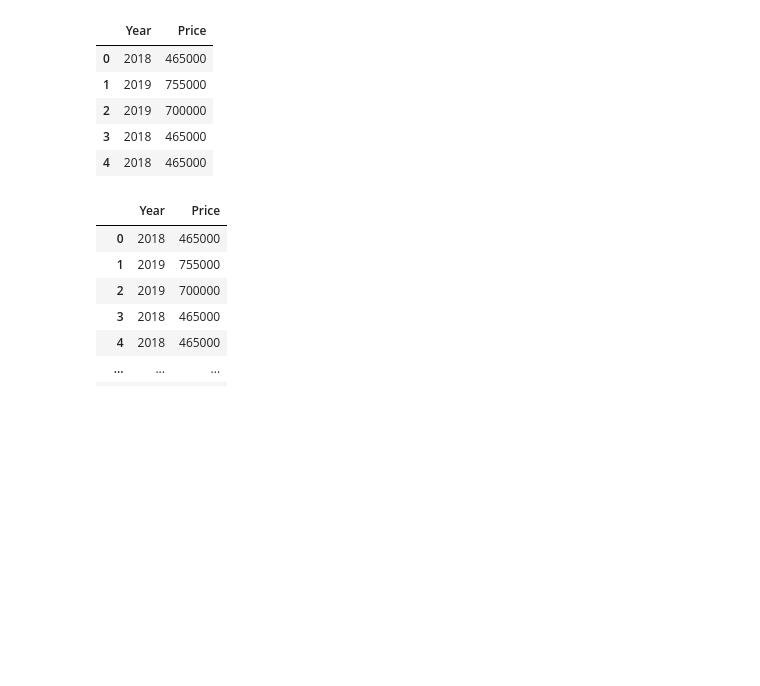
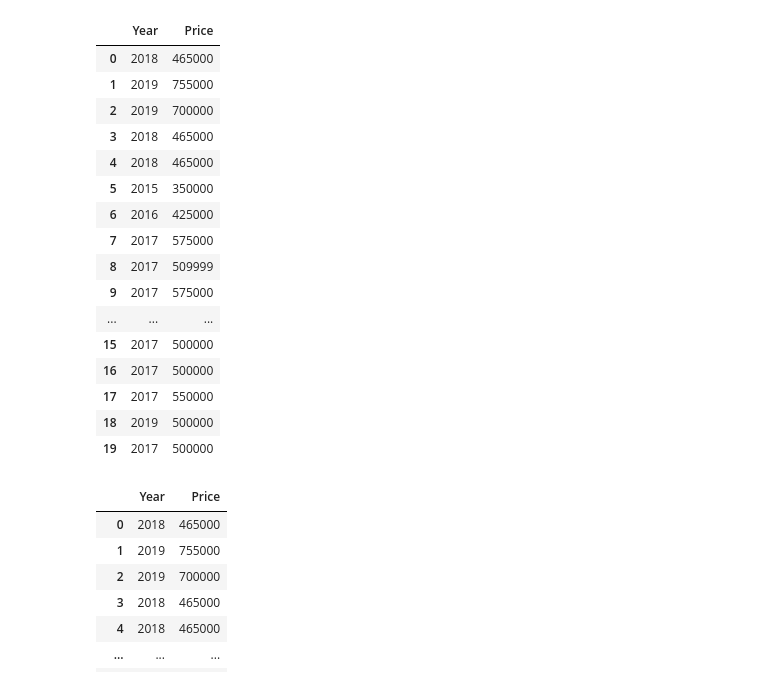
Before and after one commit to sreejayans/ictk, a Jupyter notebook: Case Study on Regression.ipynb, the cells around one changed output. Saved outputs shown, nothing was run; the diff lists cells and outputs as text; code cells hidden in the pictures; blank space fills up the shorter version.

```diff
--- a/Case Study on Regression.ipynb
+++ b/Case Study on Regression.ipynb
@@ -9,14 +12,25 @@ warnings.filterwarnings('ignore')
 # %%
 car=pd.read_csv(r'C:\Users\sreejayan\Desktop\assignment\car_age_price.csv')
 # %%
-car.head()
+car.head(20)
 # %% [output]
 |  | Year | Price |
 | 0 | 2018 | 465000 |
 | 1 | 2019 | 755000 |
 | 2 | 2019 | 700000 |
 | 3 | 2018 | 465000 |
 | 4 | 2018 | 465000 |
+| 5 | 2015 | 350000 |
+| 6 | 2016 | 425000 |
+| 7 | 2017 | 575000 |
+| 8 | 2017 | 509999 |
+| 9 | 2017 | 575000 |
+| ... | ... | ... |
+| 15 | 2017 | 500000 |
+| 16 | 2017 | 500000 |
+| 17 | 2017 | 550000 |
+| 18 | 2019 | 500000 |
+| 19 | 2017 | 500000 |
 # %%
 car
 # %% [output]
```
Also changed, not shown: parts of 23 cells of this notebook.
